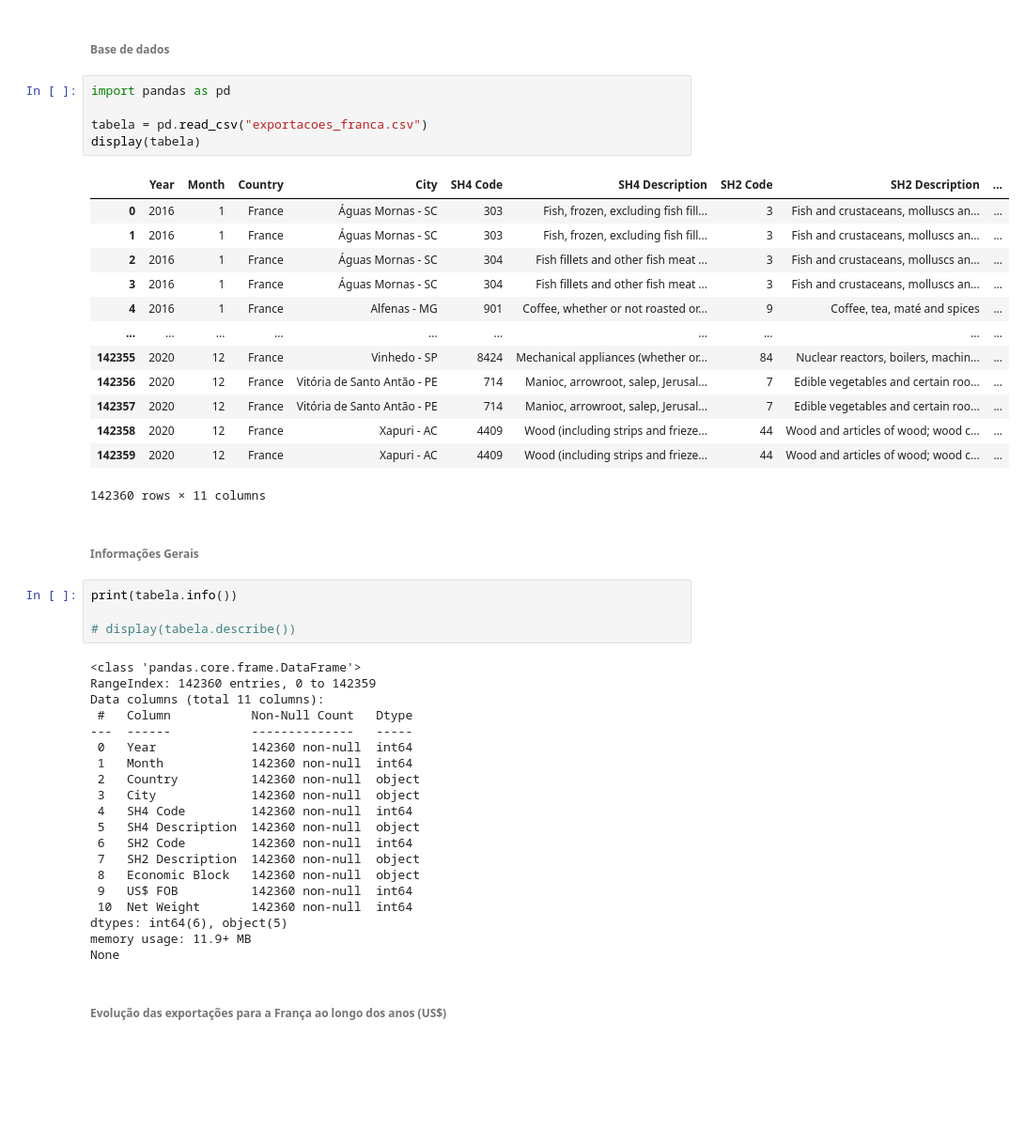
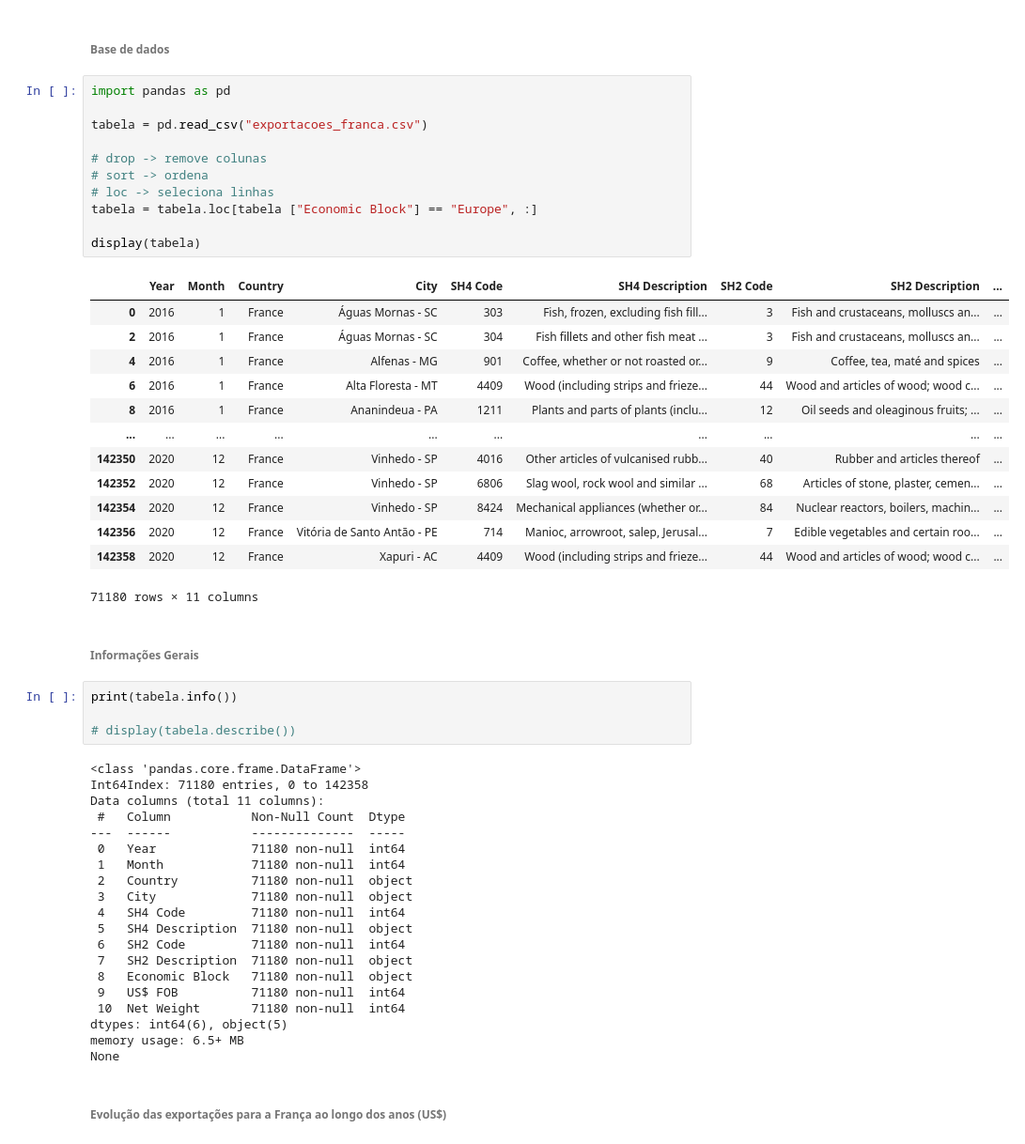
Before and after one commit to gsoaresdz/export, a Jupyter notebook: Main.ipynb, the cells around one changed output. Shown at 94% size. Drawn from its saved outputs; the diff is of its cells as text; blank space fills up the shorter version.

```diff
--- a/Main.ipynb
+++ b/Main.ipynb
@@ -5,22 +5,28 @@
 # %%
 import pandas as pd
 
 tabela = pd.read_csv("exportacoes_franca.csv")
+
+# drop -> remove colunas
+# sort -> ordena
+# loc -> seleciona linhas
+tabela = tabela.loc[tabela ["Economic Block"] == "Europe", :]
+
 display(tabela)
 # %% [output]
 |  | Year | Month | Country | City | SH4 Code | SH4 Description | SH2 Code | SH2 Description | ... |
 | 0 | 2016 | 1 | France | Águas Mornas - SC | 303 | Fish, frozen, excluding fish fill... | 3 | Fish and crustaceans, molluscs an... | ... |
-| 1 | 2016 | 1 | France | Águas Mornas - SC | 303 | Fish, frozen, excluding fish fill... | 3 | Fish and crustaceans, molluscs an... | ... |
 | 2 | 2016 | 1 | France | Águas Mornas - SC | 304 | Fish fillets and other fish meat ... | 3 | Fish and crustaceans, molluscs an... | ... |
-| 3 | 2016 | 1 | France | Águas Mornas - SC | 304 | Fish fillets and other fish meat ... | 3 | Fish and crustaceans, molluscs an... | ... |
 | 4 | 2016 | 1 | France | Alfenas - MG | 901 | Coffee, whether or not roasted or... | 9 | Coffee, tea, maté and spices | ... |
+| 6 | 2016 | 1 | France | Alta Floresta - MT | 4409 | Wood (including strips and frieze... | 44 | Wood and articles of wood; wood c... | ... |
+| 8 | 2016 | 1 | France | Ananindeua - PA | 1211 | Plants and parts of plants (inclu... | 12 | Oil seeds and oleaginous fruits; ... | ... |
 | ... | ... | ... | ... | ... | ... | ... | ... | ... | ... |
-| 142355 | 2020 | 12 | France | Vinhedo - SP | 8424 | Mechanical appliances (whether or... | 84 | Nuclear reactors, boilers, machin... | ... |
+| 142350 | 2020 | 12 | France | Vinhedo - SP | 4016 | Other articles of vulcanised rubb... | 40 | Rubber and articles thereof | ... |
+| 142352 | 2020 | 12 | France | Vinhedo - SP | 6806 | Slag wool, rock wool and similar ... | 68 | Articles of stone, plaster, cemen... | ... |
+| 142354 | 2020 | 12 | France | Vinhedo - SP | 8424 | Mechanical appliances (whether or... | 84 | Nuclear reactors, boilers, machin... | ... |
 | 142356 | 2020 | 12 | France | Vitória de Santo Antão - PE | 714 | Manioc, arrowroot, salep, Jerusal... | 7 | Edible vegetables and certain roo... | ... |
-| 142357 | 2020 | 12 | France | Vitória de Santo Antão - PE | 714 | Manioc, arrowroot, salep, Jerusal... | 7 | Edible vegetables and certain roo... | ... |
 | 142358 | 2020 | 12 | France | Xapuri - AC | 4409 | Wood (including strips and frieze... | 44 | Wood and articles of wood; wood c... | ... |
-| 142359 | 2020 | 12 | France | Xapuri - AC | 4409 | Wood (including strips and frieze... | 44 | Wood and articles of wood; wood c... | ... |
-142360 rows × 11 columns
+71180 rows × 11 columns
 # %% [markdown]
 ###### Informações Gerais
 # %%
@@ -29,23 +35,23 @@ print(tabela.info())
 # display(tabela.describe())
 # %% [output]
 <class 'pandas.core.frame.DataFrame'>
-RangeIndex: 142360 entries, 0 to 142359
+Int64Index: 71180 entries, 0 to 142358
 Data columns (total 11 columns):
- #   Column           Non-Null Count   Dtype
----  ------           --------------   -----
- 0   Year             142360 non-null  int64
- 1   Month            142360 non-null  int64
- 2   Country          142360 non-null  object
- 3   City             142360 non-null  object
- 4   SH4 Code         142360 non-null  int64
- 5   SH4 Description  142360 non-null  object
- 6   SH2 Code         142360 non-null  int64
- 7   SH2 Description  142360 non-null  object
- 8   Economic Block   142360 non-null  object
- 9   US$ FOB          142360 non-null  int64
- 10  Net Weight       142360 non-null  int64
+ #   Column           Non-Null Count  Dtype
+---  ------           --------------  -----
+ 0   Year             71180 non-null  int64
+ 1   Month            71180 non-null  int64
+ 2   Country          71180 non-null  object
+ 3   City             71180 non-null  object
+ 4   SH4 Code         71180 non-null  int64
+ 5   SH4 Description  71180 non-null  object
+ 6   SH2 Code         71180 non-null  int64
+ 7   SH2 Description  71180 non-null  object
+ 8   Economic Block   71180 non-null  object
+ 9   US$ FOB          71180 non-null  int64
+ 10  Net Weight       71180 non-null  int64
 dtypes: int64(6), object(5)
-memory usage: 11.9+ MB
+memory usage: 6.5+ MB
 None
 # %% [markdown]
 ###### Evolução das exportações para a França ao longo dos anos (US$)
```
Also changed, not shown: parts of 3 cells of this notebook.
